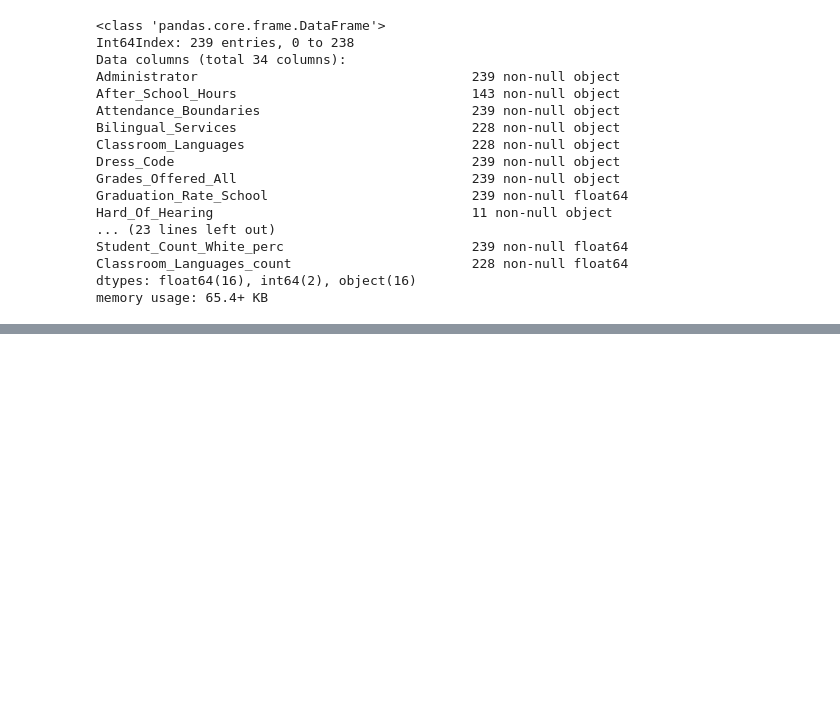
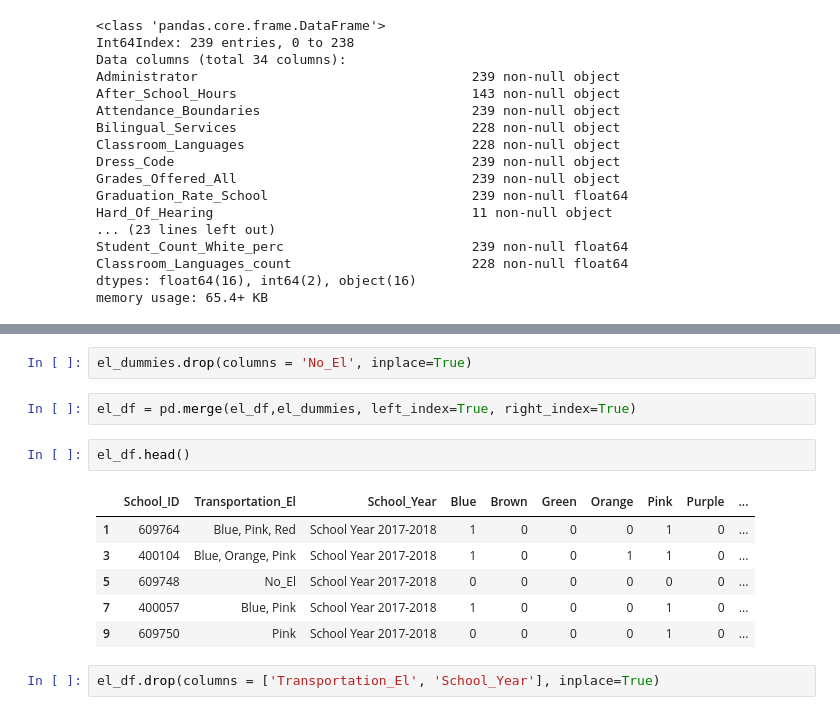
Before and after one commit to j-max/CPS_GradRate_Analysis, a Jupyter notebook: 02_CombinePickleandCVS.ipynb, the cells around one changed output, grey strips where cells are left out. Drawn from its saved outputs; the diff is of its cells as text; blank space fills up the shorter version.

```diff
--- a/02_CombinePickleandCVS.ipynb
+++ b/02_CombinePickleandCVS.ipynb
@@ -192,0 +286,15 @@ memory usage: 65.4+ KB
+# %%
+el_dummies.drop(columns = 'No_El', inplace=True)
+# %%
+el_df = pd.merge(el_df,el_dummies, left_index=True, right_index=True)
+# %%
+el_df.head()
+# %% [output]
+|  | School_ID | Transportation_El | School_Year | Blue | Brown | Green | Orange | Pink | Purple | ... |
+| 1 | 609764 | Blue, Pink, Red | School Year 2017-2018 | 1 | 0 | 0 | 0 | 1 | 0 | ... |
+| 3 | 400104 | Blue, Orange, Pink | School Year 2017-2018 | 1 | 0 | 0 | 1 | 1 | 0 | ... |
+| 5 | 609748 | No_El | School Year 2017-2018 | 0 | 0 | 0 | 0 | 0 | 0 | ... |
+| 7 | 400057 | Blue, Pink | School Year 2017-2018 | 1 | 0 | 0 | 0 | 1 | 0 | ... |
+| 9 | 609750 | Pink | School Year 2017-2018 | 0 | 0 | 0 | 0 | 1 | 0 | ... |
+# %%
+el_df.drop(columns = ['Transportation_El', 'School_Year'], inplace=True)
```
Also changed, not shown: parts of 16 cells of this notebook.
